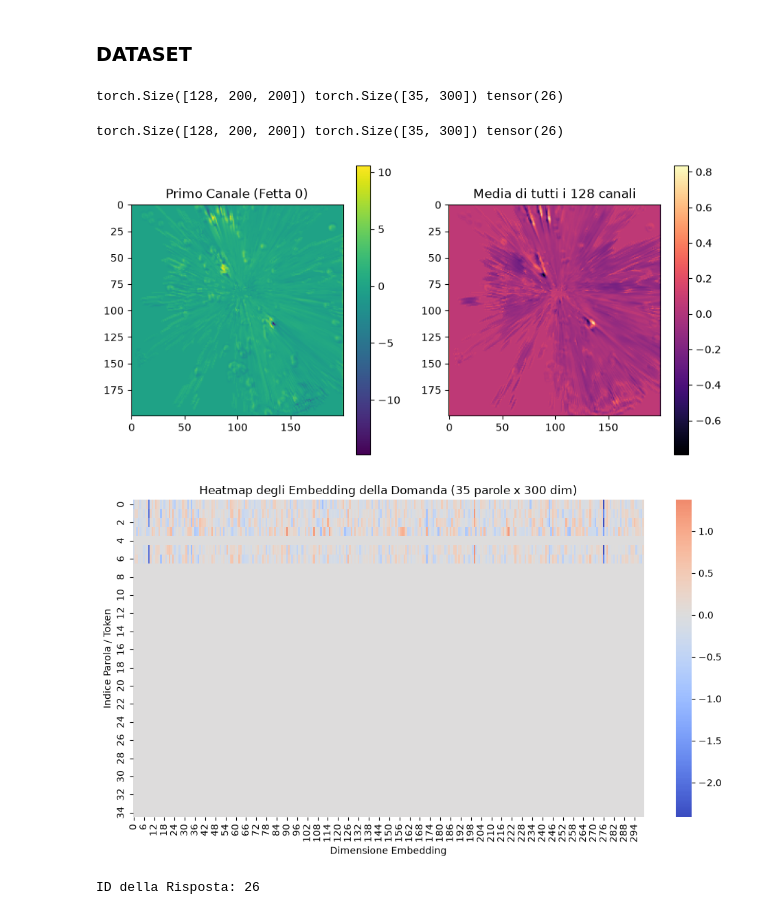
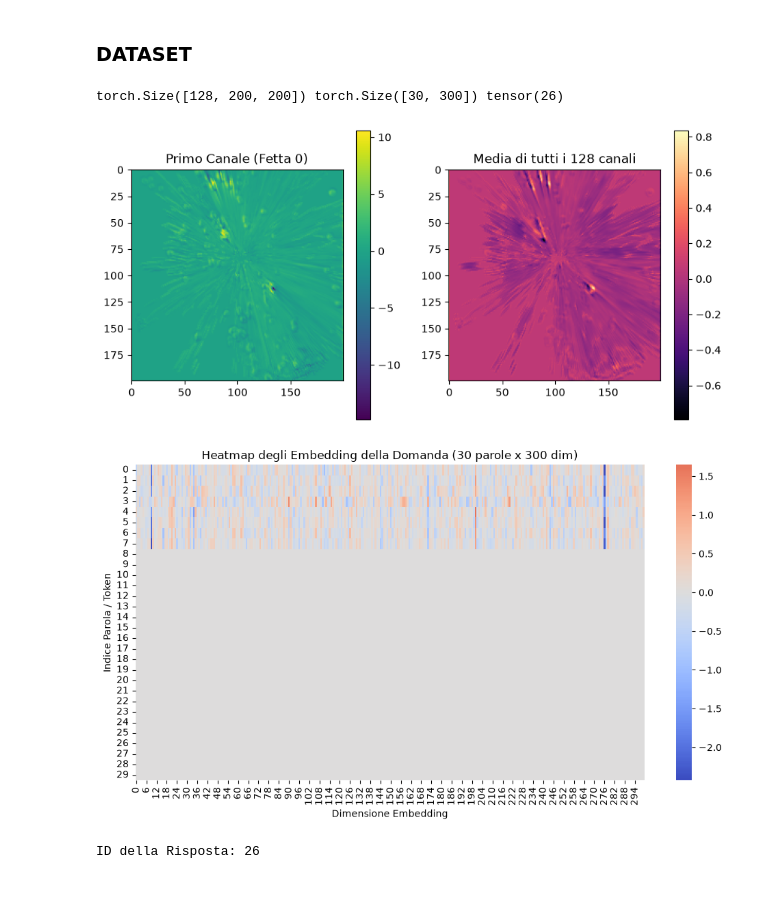
Before and after one commit to NazarioPizzicoli/BEV, a Jupyter notebook: notebooks/pipeline_01_visual.ipynb, the cells around one changed output. Drawn from its saved outputs; the diff is of its cells as text; code cells hidden in the pictures.

```diff
--- a/notebooks/pipeline_01_visual.ipynb
+++ b/notebooks/pipeline_01_visual.ipynb
@@ -24,21 +22,27 @@ device = "cuda" if torch.cuda.is_available() else "cpu"
 # %% [markdown]
 ### PATH
 # %%
-ROOT = Path("/home/robesafe-sandra/BEV")
-DISK = Path("/media/robesafe-sandra/Datos")
-MINI_DIR = DISK / "dataset_mini"
-MINI_DICT_DIR = MINI_DIR / "dict_mini"
-MINI_FEAT_DIR = MINI_DIR / "bev_features_mini"
+import hydra
+from hydra import initialize, compose
+from omegaconf import OmegaConf
 
-GLOVE = ROOT/ "glove.6B/glove.6B.300d.txt"
-#hydra
+try:
+    initialize(config_path="../configs", version_base=None)
+except:
+    pass
+
+cfg = compose(config_name="config", overrides=["paths=mini"])
+
+FEAT_DIR = Path(cfg.paths.bev_features_dir)
+DICT_DIR = Path(cfg.paths.dict_dir)
+GLOVE = Path(cfg.paths.glove_path)
 # %% [markdown]
 ### DATASET
 # %%
 train_dataset = BEVQADataset(
-    bev_dir=MINI_FEAT_DIR / "train_mini",
-    json_path=MINI_DICT_DIR / "NuScenes_train_questions_mini.json",
-    glove=GLOVE
+    bev_dir=FEAT_DIR / "train",
+    json_path=DICT_DIR / "NuScenes_train_questions.json",
+    glove="../glove.6B/glove.6B.300d.txt"
 )
 # %%
 val_dataset = BEVQADataset(
@@ -50,11 +54,8 @@ val_dataset = BEVQADataset(
 feat, quest, ans = train_dataset[0]
 print(feat.shape, quest.shape, ans)
 # %% [output]
-torch.Size([128, 200, 200]) torch.Size([35, 300]) tensor(26)
+torch.Size([128, 200, 200]) torch.Size([30, 300]) tensor(26)
 # %%
-feat, quest, ans = train_dataset[0]
-print(feat.shape, quest.shape, ans)
-
 import matplotlib.pyplot as plt
 import torch
 
@@ -77,22 +78,21 @@ plt.colorbar()
 
 plt.show()
 # %% [output]
-torch.Size([128, 200, 200]) torch.Size([35, 300]) tensor(26)
 [figure]
 # %%
 import seaborn as sns
 
 quest_np = quest.detach().cpu().numpy()
 
 plt.figure(figsize=(12, 6))
 # Usiamo seaborn per una heatmap pulita
 sns.heatmap(quest_np, cmap='coolwarm', center=0)
-plt.title("Heatmap degli Embedding della Domanda (35 parole x 300 dim)")
+plt.title("Heatmap degli Embedding della Domanda (30 parole x 300 dim)")
 plt.xlabel("Dimensione Embedding")
 plt.ylabel("Indice Parola / Token")
 plt.show()
 # %% [output]
-[figure, old version]
+[figure, new version]
 # %%
 # Estraiamo il valore numerico puro dal tensore
 risposta_id = ans.item()
```
Also changed, not shown: parts of 20 cells of this notebook, 30 other files.
